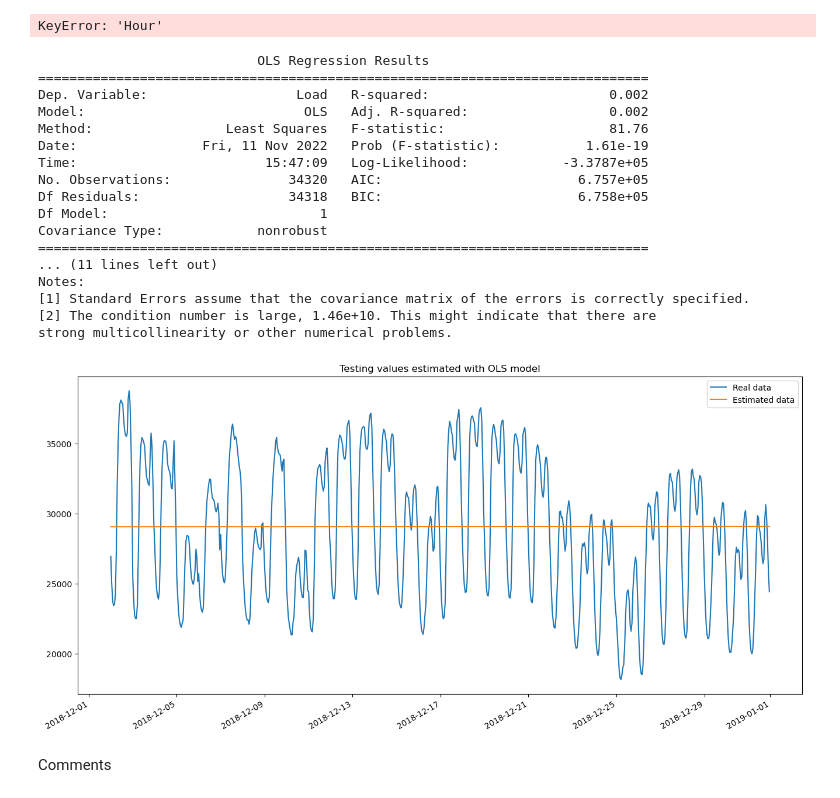
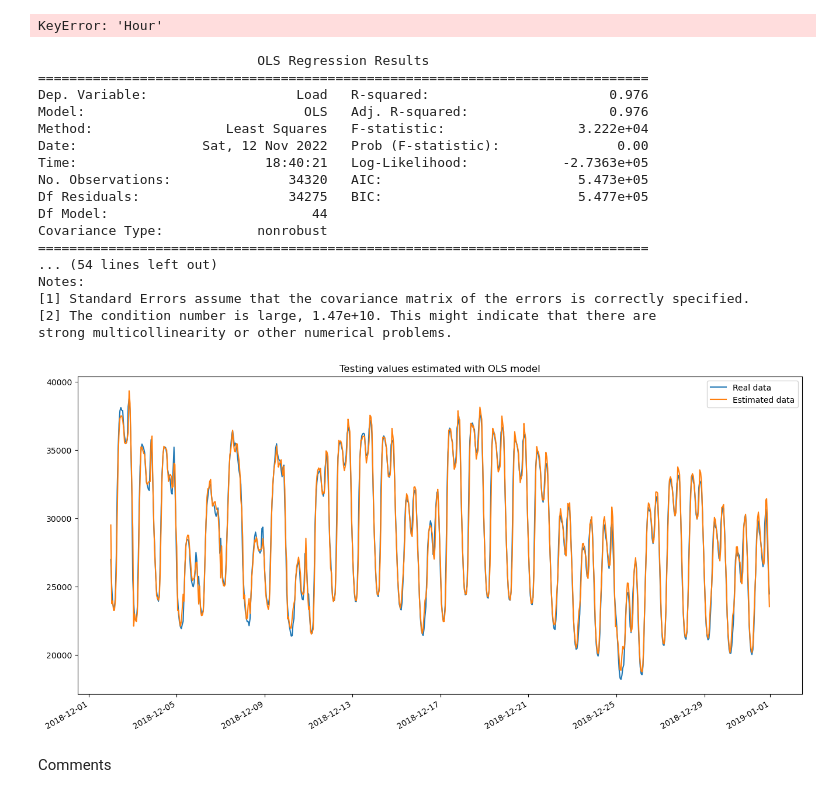
Before and after one commit to MxDx/Hackatons_2, a Jupyter notebook: hackathon2_without_code.ipynb, the cells around one changed output. Cells and saved outputs as stored; diff of their text form; code cells hidden in the pictures.

```diff
--- a/hackathon2_without_code.ipynb
+++ b/hackathon2_without_code.ipynb
@@ -300,49 +299,61 @@ KeyError: 'Hour'
 #     for k in range(2,8):
 #         b_k =
 
+# Colunms we take
+colunms_OLS = ['H_1', 'H_2', 'H_3', 'H_4', 'H_5', 'H_6', 'H_7', 'H_8', 'H_9', 'H_10', 'H_11', 'H_12', 'H_13', 'H_14', 'H_15', 'H_16', 'H_17', 'H_18', 'H_19', 'H_20', 'H_21', 'H_22', 'H_23', 'W_2', 'W_3', 'W_4', 'W_5', 'W_6', 'W_7', 'Lm1', 'Lm2', 'Lm3', 'Lm4', 'Lm5', 'Lm6', 'Lm7', 'Lm8', 'Lm9', 'Lm10', 'Lm11', 'Lm12', 'Lm13', 'Lm14', 'Constant', 'jDate']
+# for i in range(1,24):
+#     colunms_OLS.append('H_{}'.format(i))
+# for i in range(2,8):
+#     colunms_OLS.append('W_{}'.format(i))
+# for i in range(1,15):
+#     colunms_OLS.append('Lm{}'.format(i))
+# colunms_OLS.append('Constant')
+# colunms_OLS.append('jDate')
+# print(colunms_OLS)
+# Add constant
+# colunms_OLS = ['jDate', 'Lm1', 'Lm2', 'Lm3', 'Lm4', 'Lm5', 'Lm6', 'Lm7', 'Lm8', 'Lm9', 'Lm10', 'Lm11', 'Lm12', 'Lm13', 'Lm14']
 
-# Add constant
-Xm = sm.add_constant(training_data["jDate"])
+Xm = sm.add_constant(training_data[colunms_OLS])
 
 
 # Create a model using OLS
 model = sm.OLS(training_data["Load"], Xm)
 # Fit the model
 results = model.fit()
 # Print the summary output
 print(results.summary())
 
 # Plot the testing data with the model
 plt.figure(figsize=(16,8))
 plt.title('Testing values estimated with OLS model')
 
 plt.plot(testing_data['Datetime'], testing_data['Load'], label="Real data")
 plt.gcf().autofmt_xdate()
 
-estimated_val = results.predict(sm.add_constant(testing_data['jDate']))
+estimated_val = results.predict(sm.add_constant(testing_data[colunms_OLS]))
 plt.plot(testing_data['Datetime'], estimated_val, label="Estimated data")
 
 plt.legend()
 plt.show()
 # %% [output]
                             OLS Regression Results
 ==============================================================================
-Dep. Variable:                   Load   R-squared:                       0.002
-Model:                            OLS   Adj. R-squared:                  0.002
-Method:                 Least Squares   F-statistic:                     81.76
-Date:                Fri, 11 Nov 2022   Prob (F-statistic):           1.61e-19
-Time:                        15:47:09   Log-Likelihood:            -3.3787e+05
-No. Observations:               34320   AIC:                         6.757e+05
-Df Residuals:                   34318   BIC:                         6.758e+05
-Df Model:                           1
+Dep. Variable:                   Load   R-squared:                       0.976
+Model:                            OLS   Adj. R-squared:                  0.976
+Method:                 Least Squares   F-statistic:                 3.222e+04
+Date:                Sat, 12 Nov 2022   Prob (F-statistic):               0.00
+Time:                        18:40:21   Log-Likelihood:            -2.7363e+05
+No. Observations:               34320   AIC:                         5.473e+05
+Df Residuals:                   34275   BIC:                         5.477e+05
+Df Model:                          44
 Covariance Type:            nonrobust
 ==============================================================================
-... (11 lines left out)
+... (54 lines left out)
 Notes:
 [1] Standard Errors assume that the covariance matrix of the errors is correctly specified.
-[2] The condition number is large, 1.46e+10. This might indicate that there are
+[2] The condition number is large, 1.47e+10. This might indicate that there are
 strong multicollinearity or other numerical problems.
-[figure, old version]
+[figure, new version]
 # %% [markdown]
 Comments
 # %% [markdown]
```
Also changed, not shown: parts of 2 cells of this notebook, 1 other file.
